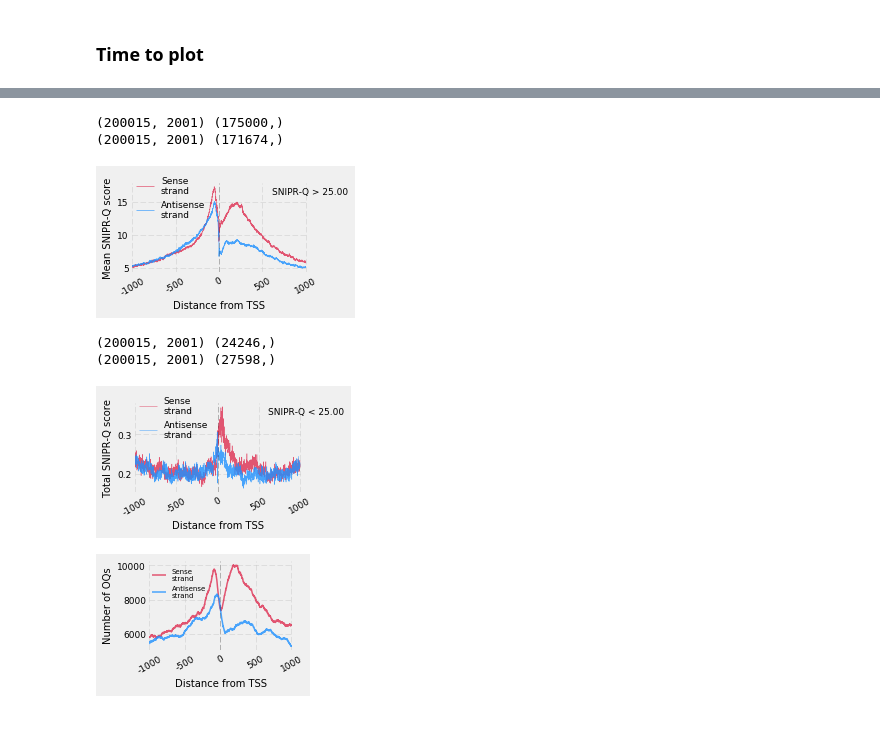
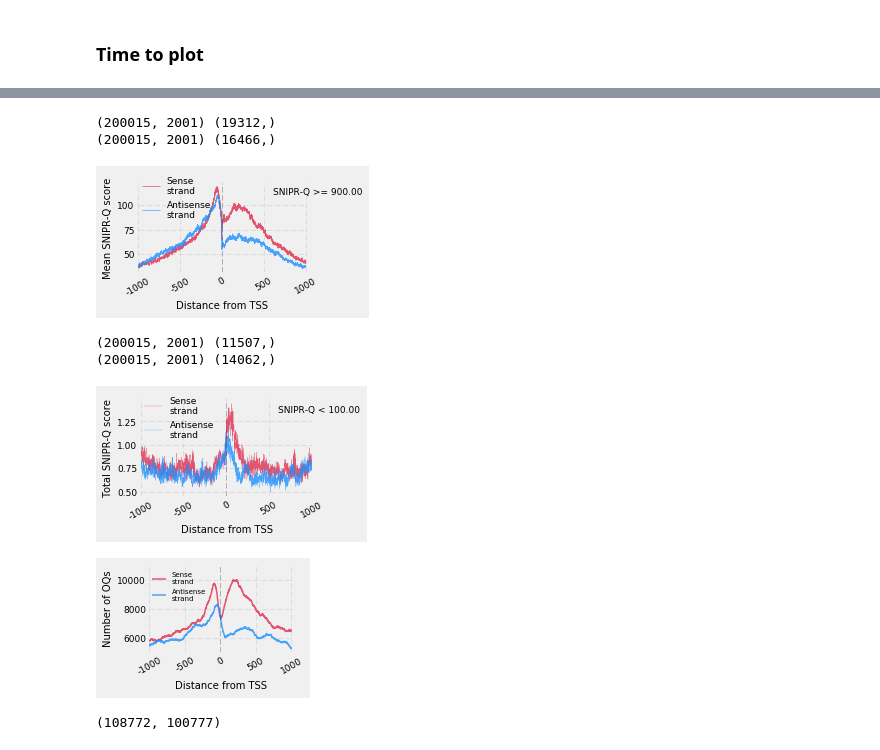
Before and after one commit to Rohit-Satyam/qg, a Jupyter notebook: Promoter_analysis.ipynb, the cells around one changed output, grey strips where cells are left out. Saved outputs shown, nothing was run; the diff lists cells and outputs as text; code cells hidden in the pictures; blank space fills up the shorter version.

```diff
--- a/Promoter_analysis.ipynb
+++ b/Promoter_analysis.ipynb
@@ -233,58 +257,53 @@ for orient in ['sense', 'antisense']:
 # %%
 fig, ax = plt.subplots(1, 1, figsize=(3.4, 2.2))
 
 max_y = 0
-cutoff = 25
+cutoff = 900
 
 a = gene_array_exp['sense']
 idx = np.where((a.max(axis=1) > cutoff))[0]
 print (a.shape, idx.shape)
 snipr = a[idx, :].mean(axis=0)
 ax.plot(snipr, c='crimson', lw=0.7, alpha=0.7, label='Sense\nstrand')
-max_y = max(max_y, snipr.max())
 
 a = gene_array_exp['antisense']
 idx = np.where((a.max(axis=1) > cutoff))[0]
 print (a.shape, idx.shape)
 snipr = a[idx, :].mean(axis=0)
 ax.plot(snipr, c='dodgerblue', lw=0.7, alpha=0.8, label='Antisense\nstrand')
-max_y = max(max_y, snipr.max())
 
 ax.axvline(1000, lw=0.5, ls='--', c='k', alpha=0.4)
 ax.legend(frameon=False, fontsize=9, loc=(0, 0.55))
 ax.set_ylabel('Mean SNIPR-Q score', fontsize=10)
 ax.set_xlabel('Distance from TSS', fontsize=10)
 ax.set_xticklabels([-1000, -500, 0, 500, 1000], rotation=30)
 ax.set_xlim((0, 2010))
-ax.text(0.8, 0.87, 'SNIPR-Q > %.2f' % cutoff, fontsize=9, transform=ax.transAxes)
-#ax.set_ylim((0, max_y + 0.1 * max_y))
+ax.text(0.8, 0.87, 'SNIPR-Q >= %.2f' % cutoff, fontsize=9, transform=ax.transAxes)
 clean_axis(ax)
 
 plt.tight_layout()
-plt.savefig('../images/promoter_high_snipr_scores.png', dpi=300, transparent=True, edgecolor='none')
-plt.savefig('../images/promoter_high_snipr_scores.svg', transparent=True, edgecolor='none')
+plt.savefig('../images/promoter_high_snipr_scores.svg',
+            transparent=True, edgecolor='none')
 plt.show()
 # %% [output]
-(200015, 2001) (175000,)
-(200015, 2001) (171674,)
+(200015, 2001) (19312,)
+(200015, 2001) (16466,)
-[figure, old version]
+[figure, new version]
 # %%
-fig, ax = plt.subplots(1, 1, figsize=(3.4, 2.2))
+fig, ax = plt.subplots(1, 1, figsize=(3.4, 2.3))
 max_y = 0
-
+cutoff  = 100
 a = gene_array_exp['sense']
 idx = np.where((a.max(axis=1) < cutoff))[0]
 snipr = a[idx, :].mean(axis=0)
 print (a.shape, idx.shape)
-ax.plot(snipr, c='crimson', lw=0.5, alpha=0.7, label='Sense\nstrand')
-max_y = max(max_y, snipr.max())
+ax.plot(snipr, c='crimson', lw=0.3, alpha=0.7, label='Sense\nstrand')
 
 a = gene_array_exp['antisense']
 idx = np.where((a.max(axis=1) < cutoff))[0]
 print (a.shape, idx.shape)
 snipr = a[idx, :].mean(axis=0)
-ax.plot(snipr, c='dodgerblue', lw=0.5, alpha=0.8, label='Antisense\nstrand')
-max_y = max(max_y, snipr.max())
+ax.plot(snipr, c='dodgerblue', lw=0.3, alpha=0.8, label='Antisense\nstrand')
 
 ax.axvline(1000, lw=0.5, ls='--', c='k', alpha=0.4)
 ax.legend(frameon=False, fontsize=9, loc=(0, 0.55))
@@ -293,17 +312,15 @@ ax.set_xlabel('Distance from TSS', fontsize=10)
 ax.set_xticklabels([-1000, -500, 0, 500, 1000], rotation=30)
 ax.set_xlim((0, 2010))
 ax.text(0.8, 0.87, 'SNIPR-Q < %.2f' % cutoff, fontsize=9, transform=ax.transAxes)
-#ax.set_ylim((0, max_y + 0.1 * max_y))
 clean_axis(ax)
 
 plt.tight_layout()
-plt.savefig('../images/promoter_low_snipr_scores.png', dpi=300, transparent=True, edgecolor='none')
 plt.savefig('../images/promoter_low_snipr_scores.svg', transparent=True, edgecolor='none')
 plt.show()
 # %% [output]
-(200015, 2001) (24246,)
-(200015, 2001) (27598,)
+(200015, 2001) (11507,)
+(200015, 2001) (14062,)
-[figure, old version]
+[figure, new version]
 # %%
 fig, ax = plt.subplots(1, 1, figsize=(3.2, 2.2))
 
@@ -320,15 +337,18 @@ ax.set_ylabel('Number of OQs', fontsize=10)
 ax.set_xlabel('Distance from TSS', fontsize=10)
 ax.set_xticklabels([-1000, -500, 0, 500, 1000], rotation=30)
 ax.set_xlim((0, 2010))
-#ax.set_ylim((0, max_y + 0.1 * max_y))
+ax.set_ylim((5000, max_y + 0.1 * max_y))
 clean_axis(ax)
 
 plt.tight_layout()
-plt.savefig('../images/promoter_OQs.png', dpi=300, transparent=True, edgecolor='none')
 plt.savefig('../images/promoter_OQs.svg', transparent=True, edgecolor='none')
 plt.show()
 # %% [output]
-[figure, old version]
+[figure, new version]
+# %%
+len(np.where(gene_array_oq['sense'].sum(axis=1) > 0)[0]), len(np.where(gene_array_oq['antisense'].sum(axis=1) > 0)[0])
+# %% [output]
+(108772, 100777)
 # %%
 gene_array_g4 = {}
 for orient in ['sense', 'antisense']:
```
Also changed, not shown: parts of 8 cells of this notebook, 35 other files.
